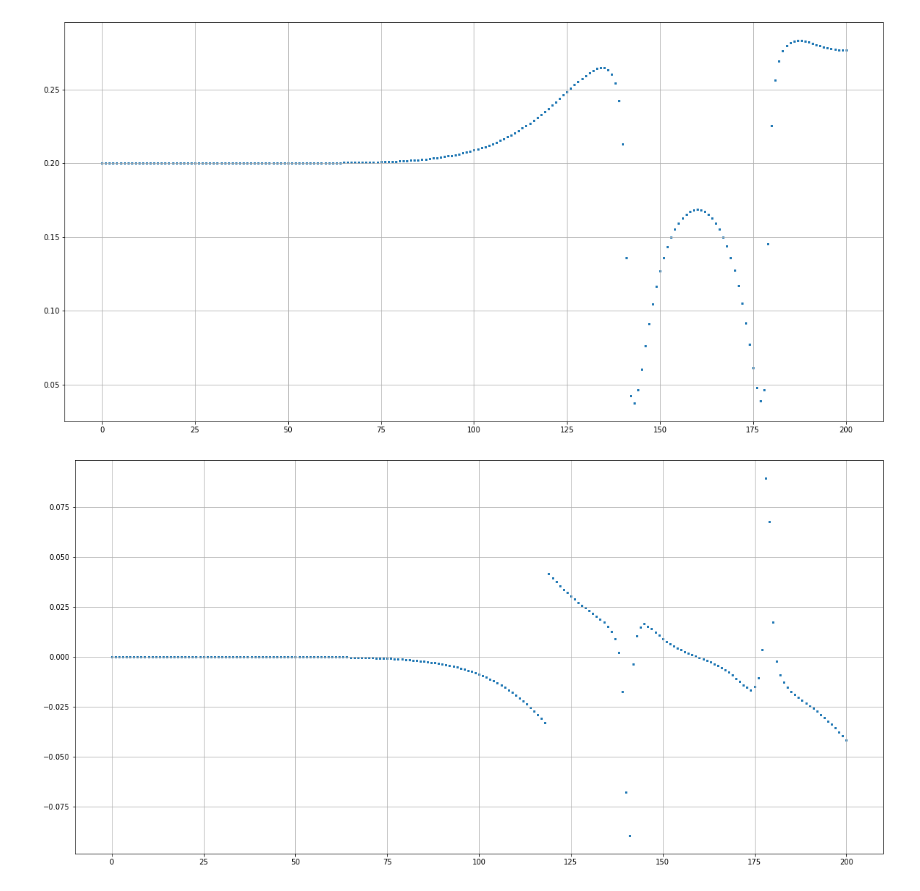
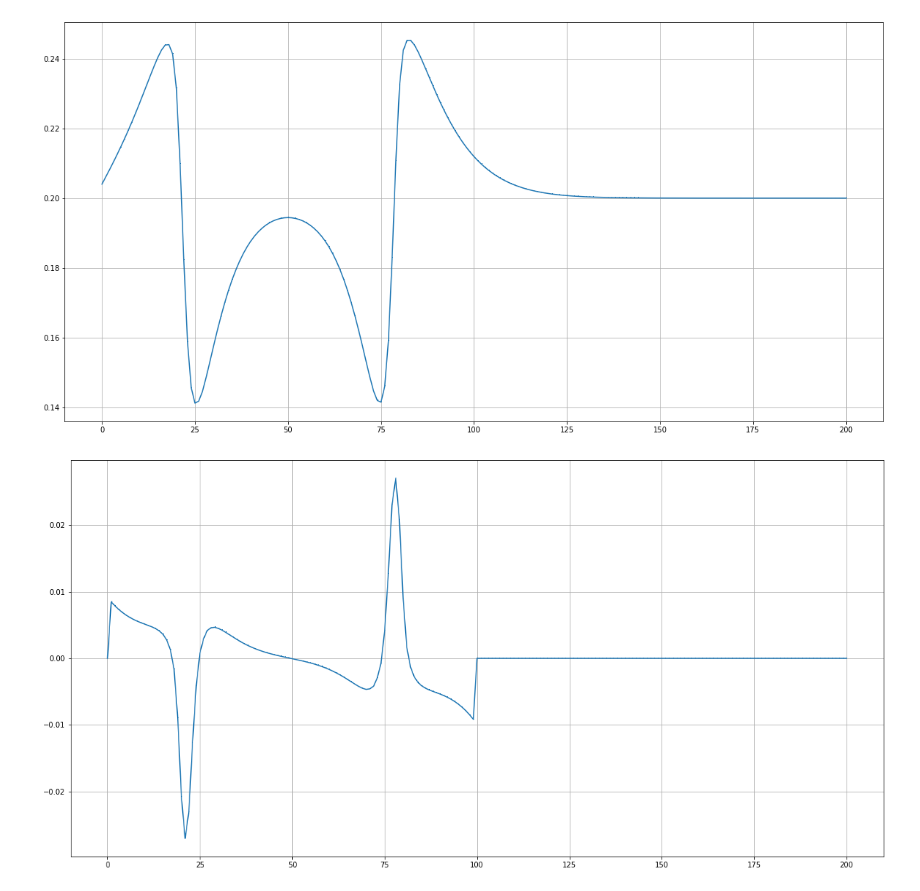
Before and after one commit to EnglishBeach/FEniCSx_polymers, a Jupyter notebook: Solver/Solver.ipynb, the cells around one changed output. Saved outputs shown, nothing was run; the diff lists cells and outputs as text; code cells hidden in the pictures.

Commit message:
fixed plots

```diff
--- a/Solver/Solver.ipynb
+++ b/Solver/Solver.ipynb
@@ -982,8 +982,8 @@ class DATA_class:
         self.dump = dump
 # %%
 const = Const_par(
-    light_left=0.7,
-    light_right=0.9,
+    light_left=0.1,
+    light_right=0.4,
     gen_rate=0.01,
     a_rate=1,
     b_rate=0.1,
@@ -996,11 +996,11 @@ sol = Solve_confs_par(
     }
 )
 DATA = DATA_class(
-     # solve_confs=sol,
-    #  save=Save_par(save_name='input', desc='input'),
-    time=Time_par(dt=0.001, T=2),
+    # solve_confs=sol,
+    # save=Save_par(save_name='input', desc='input'),
+    time=Time_par(dt=0.001, T=1),
     const=const,
-    mesh=Mesh_par(domain_intervals=1000, degree=2),
+    mesh=Mesh_par(domain_intervals=100, degree=2),
 )
 # %%
 # Task
@@ -1327,5 +1321,10 @@ SyntaxError: invalid syntax (3578417469.py, line 1)
 # %%
-check_summetry(Function(W0, NS),160,100,scatter=True,)
+check_summetry(
+    Function(W0, NS),
+    50,
+    50,
+    # scatter=True,
+)
 # %% [output]
-[figure, old version]
+[figure, new version]
-[figure, old version]
+[figure, new version]
```
Also changed, not shown: parts of 3 cells of this notebook.
